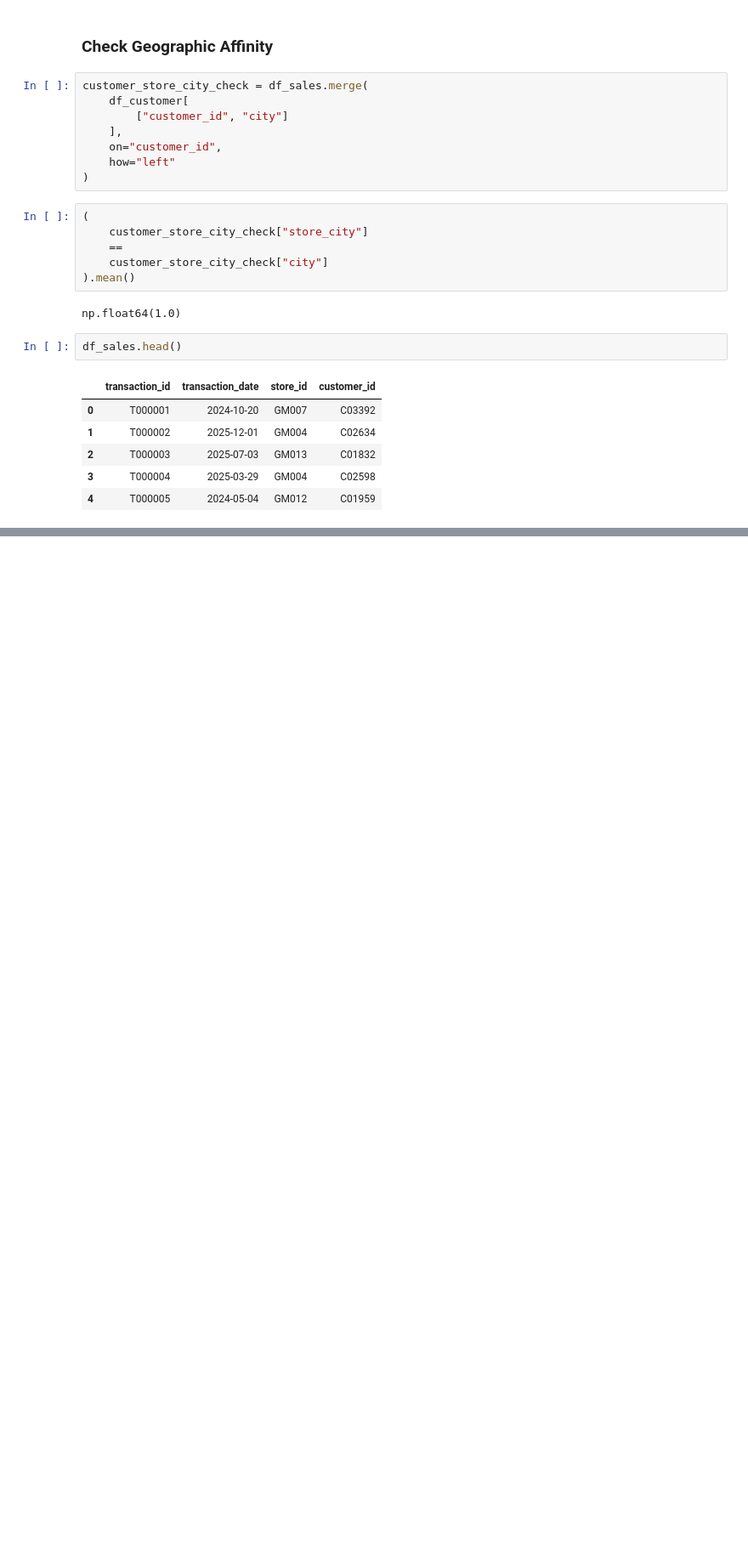
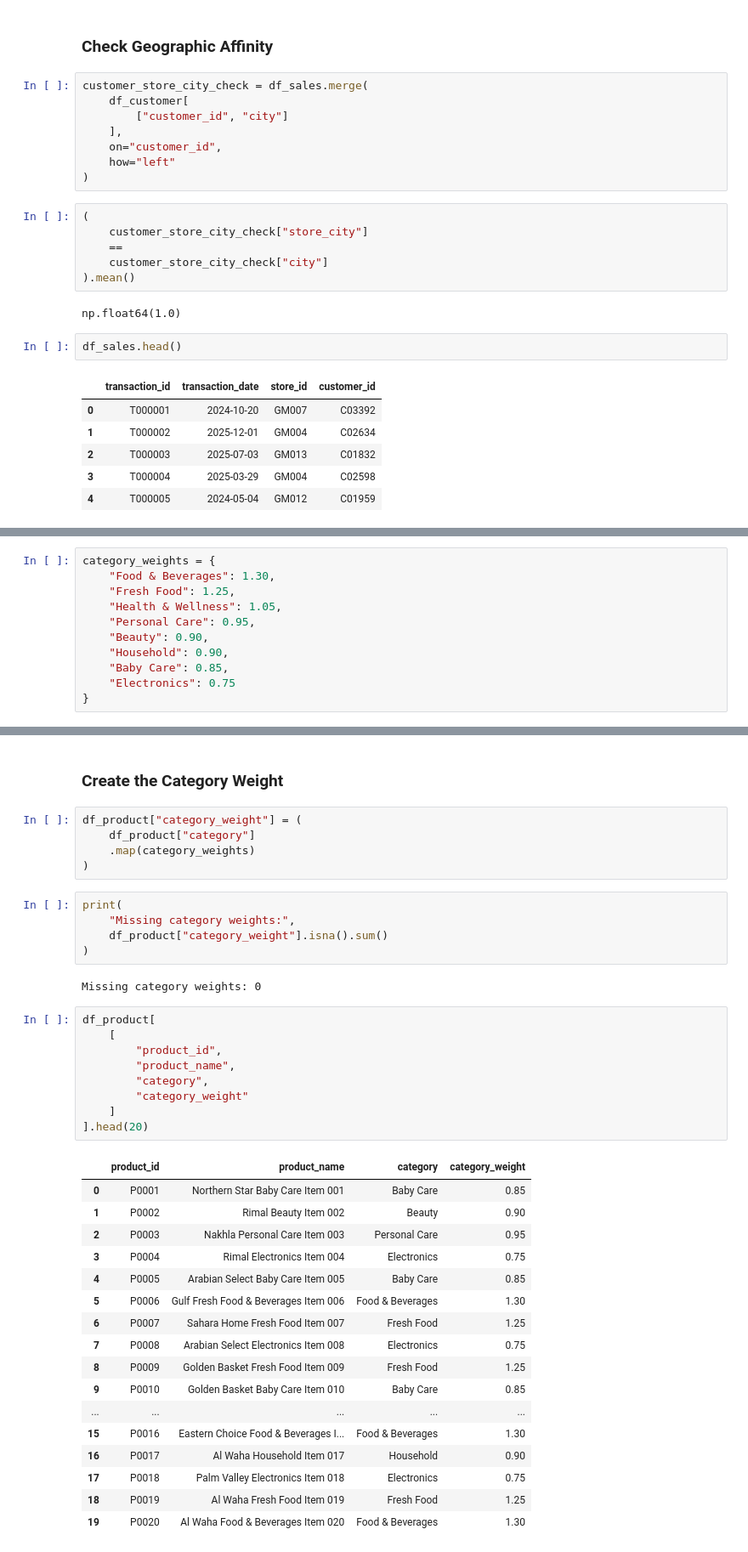
Before and after one commit to Abu-Hozaifa-Retail-Analyst/Retail-Sales-And-Store-Performance-Analytics, a Jupyter notebook: python/05_generate_sales_transactions.ipynb, the cells around one changed output, grey strips where cells are left out. Shown at 85% size. Cells and saved outputs as stored; diff of their text form; blank space fills up the shorter version.

```diff
--- a/python/05_generate_sales_transactions.ipynb
+++ b/python/05_generate_sales_transactions.ipynb
@@ -1211,0 +1216,11 @@ df_sales.head()
+# %%
+category_weights = {
+    "Food & Beverages": 1.30,
+    "Fresh Food": 1.25,
+    "Health & Wellness": 1.05,
+    "Personal Care": 0.95,
+    "Beauty": 0.90,
+    "Household": 0.90,
+    "Baby Care": 0.85,
+    "Electronics": 0.75
+}
@@ -1211,0 +1235,41 @@ df_sales.head()
+# %% [markdown]
+### Create the Category Weight
+# %%
+df_product["category_weight"] = (
+    df_product["category"]
+    .map(category_weights)
+)
+# %%
+print(
+    "Missing category weights:",
+    df_product["category_weight"].isna().sum()
+)
+# %% [output]
+Missing category weights: 0
+# %%
+df_product[
+    [
+        "product_id",
+        "product_name",
+        "category",
+        "category_weight"
+    ]
+].head(20)
+# %% [output]
+|  | product_id | product_name | category | category_weight |
+| 0 | P0001 | Northern Star Baby Care Item 001 | Baby Care | 0.85 |
+| 1 | P0002 | Rimal Beauty Item 002 | Beauty | 0.90 |
+| 2 | P0003 | Nakhla Personal Care Item 003 | Personal Care | 0.95 |
+| 3 | P0004 | Rimal Electronics Item 004 | Electronics | 0.75 |
+| 4 | P0005 | Arabian Select Baby Care Item 005 | Baby Care | 0.85 |
+| 5 | P0006 | Gulf Fresh Food & Beverages Item 006 | Food & Beverages | 1.30 |
+| 6 | P0007 | Sahara Home Fresh Food Item 007 | Fresh Food | 1.25 |
+| 7 | P0008 | Arabian Select Electronics Item 008 | Electronics | 0.75 |
+| 8 | P0009 | Golden Basket Fresh Food Item 009 | Fresh Food | 1.25 |
+| 9 | P0010 | Golden Basket Baby Care Item 010 | Baby Care | 0.85 |
+| ... | ... | ... | ... | ... |
+| 15 | P0016 | Eastern Choice Food & Beverages I... | Food & Beverages | 1.30 |
+| 16 | P0017 | Al Waha Household Item 017 | Household | 0.90 |
+| 17 | P0018 | Palm Valley Electronics Item 018 | Electronics | 0.75 |
+| 18 | P0019 | Al Waha Fresh Food Item 019 | Fresh Food | 1.25 |
+| 19 | P0020 | Al Waha Food & Beverages Item 020 | Food & Beverages | 1.30 |
```
Also changed, not shown: parts of 70 cells of this notebook.
